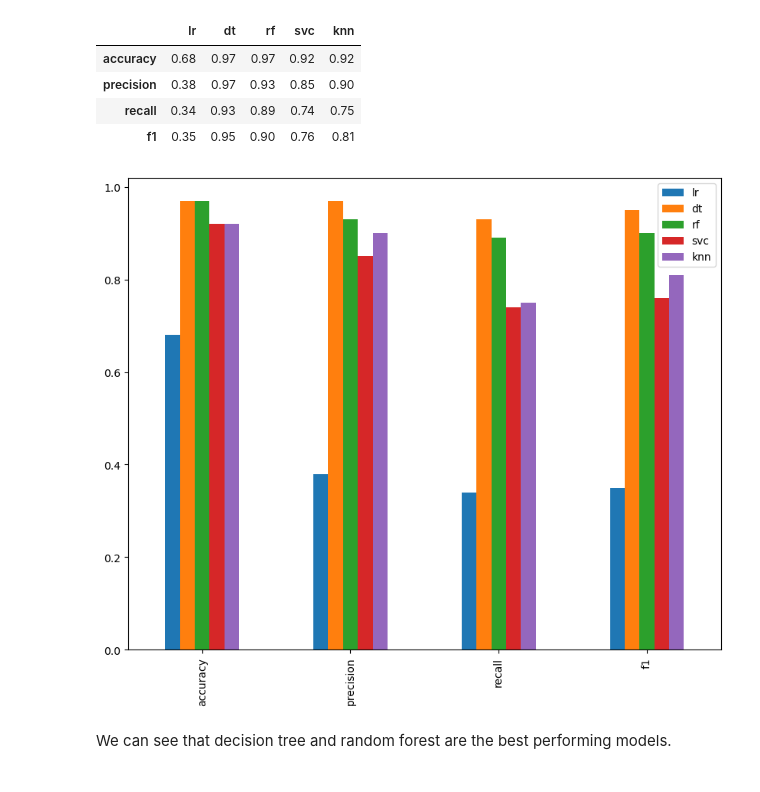
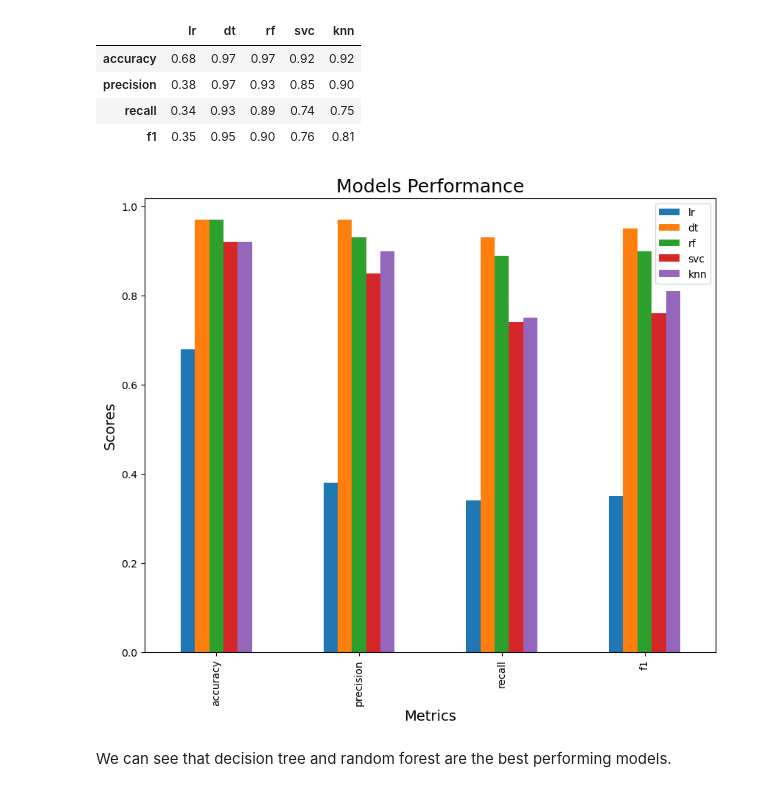
Before and after one commit to lawalsegun2025/car_acceptability_predictor, a Jupyter notebook: car_acceptibility_predictor.ipynb, the cells around one changed output. Drawn from its saved outputs; the diff is of its cells as text; code cells hidden in the pictures.

```diff
--- a/car_acceptibility_predictor.ipynb
+++ b/car_acceptibility_predictor.ipynb
@@ -401,8 +401,11 @@ compare_metrics
 | recall | 0.34 | 0.93 | 0.89 | 0.74 | 0.75 |
 | f1 | 0.35 | 0.95 | 0.90 | 0.76 | 0.81 |
 # %%
-compare_metrics.plot.bar(figsize=(10,8));
+compare_metrics.plot.bar(figsize=(10,8))
+plt.title("Models Performance", fontsize=18)
+plt.xlabel("Metrics", fontsize=14)
+plt.ylabel("Scores", fontsize=14);
 # %% [output]
-[figure, old version]
+[figure, new version]
 # %% [markdown]
 We can see that decision tree and random forest are the best performing models.
```
